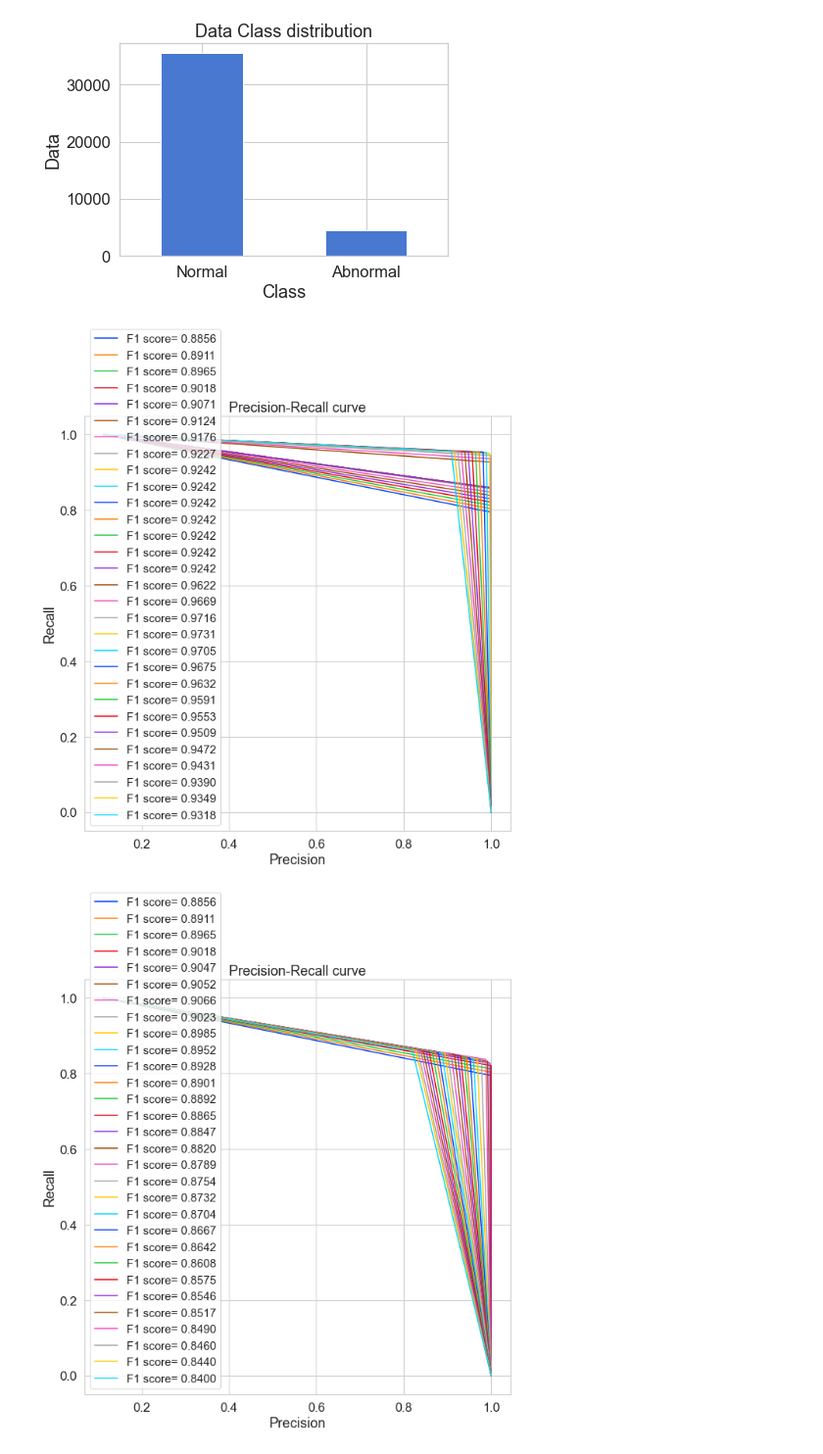
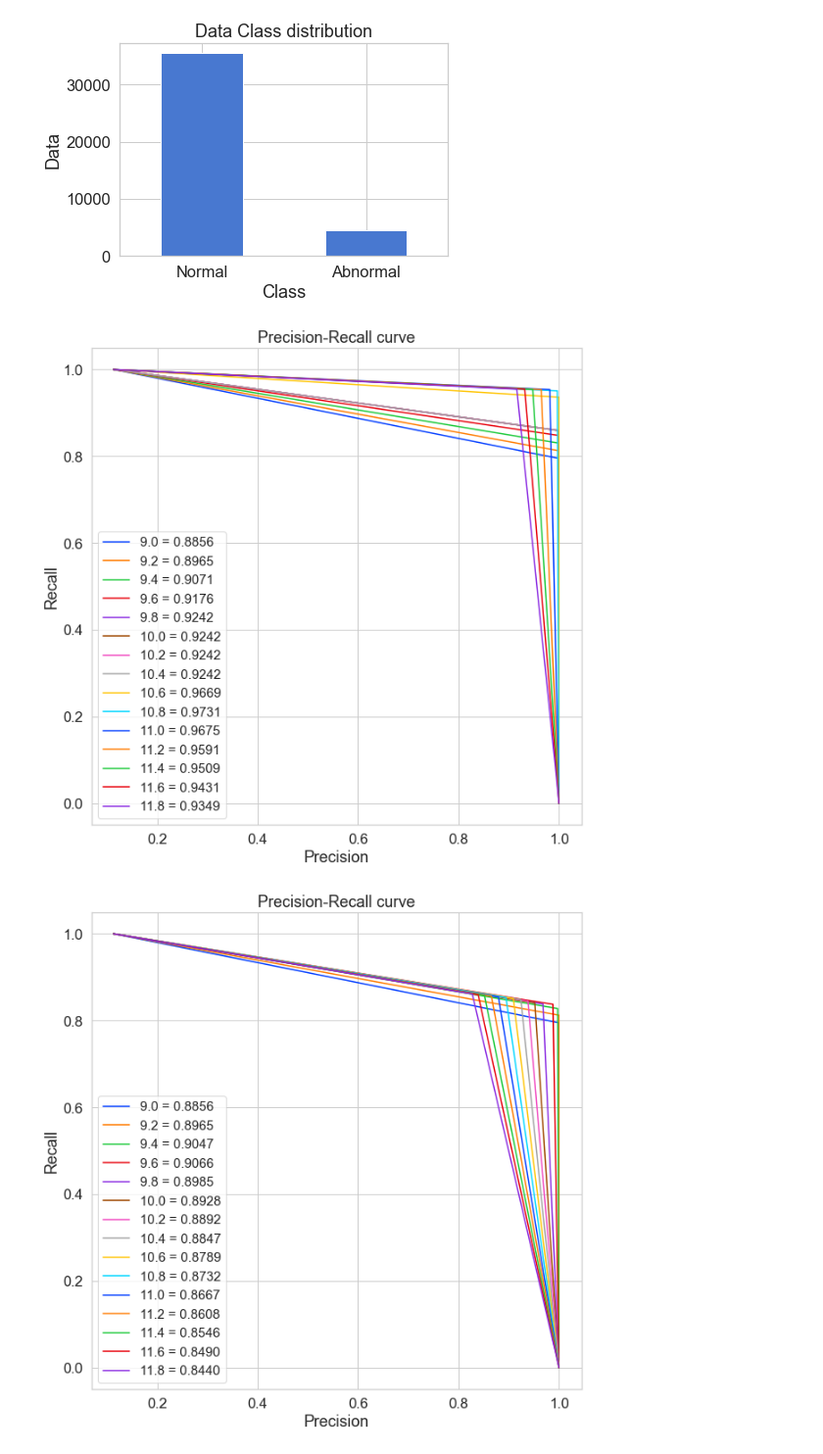
Before and after one commit to 98uranus/Autoencoder, a Jupyter notebook: Performance_graph2.ipynb, the cells around one changed output. Shown at 98% size. Drawn from its saved outputs; the diff is of its cells as text; code cells hidden in the pictures.

```diff
--- a/Performance_graph2.ipynb
+++ b/Performance_graph2.ipynb
@@ -296,7 +296,7 @@ def GMM_Rate_Select(GMM_model, Model_Names2, rate):
     sns.set_palette("bright")
 
     for j in rate:
-        ax.plot(GMM_model[Model_Names2][0][j][1]['precision'], GMM_model[Model_Names2][0][j][1]['recall'], label='{} %0.4f'.format(j) % GMM_model[Model_Names2][0][j][1]['f1'])
+        ax.plot(GMM_model[Model_Names2][0][j][1]['precision'], GMM_model[Model_Names2][0][j][1]['recall'], label='{0:.1f} = %0.4f'.format(j) % GMM_model[Model_Names2][0][j][1]['f1'])
         ax.set_xlabel("Precision")
         ax.set_ylabel("Recall")
         ax.set_title("Precision-Recall curve")
@@ -320,26 +320,26 @@ def GMM_Rate_Select2(GMM_model, Model_Names2, rate):
         plt.ylabel('True class')
 # %%
 # DAGMM
-rate = list(np.arange(9,12,0.1))
+rate = list(np.arange(9,12,0.2))
 Model_Names2 = ["DAGMM_h8_l4","DAGMM2_h8_l4"]
 DA_models = ["DAGMM_AE_h8_l4","DAGMM_AE2_h8_l4"]
 GMM_models = ["DAGMM_GMM_h8_l4_n1.pkl","DAGMM_GMM2_h8_l4_n1.pkl"]
 GMM_model = {}
 for key in list(GMM_model.keys()):
     name = Model_Names2
     GMM_model[name] = GMM_model.pop(key)
 k = 0
 for i in Model_Names2:
     GMM_model[i] = calculate_result2(DA_models[k], GMM_models[k], rate)
     k+=1
 
 GMM_Rate_Select(GMM_model, Model_Names2[0], rate)
 GMM_Rate_Select(GMM_model, Model_Names2[1], rate)
 # GMM_Rate_Select2(GMM_model, Model_Names2[0], rate)
 # GMM_Rate_Select2(GMM_model, Model_Names2[1], rate)
 # %% [output]
-[figure, old version]
+[figure, new version]
-[figure, old version]
+[figure, new version]
 # %%
 # Autoencoder
 Model_Names1 = ["AE2_h8_l4", "DAE2_h8_l4"]
```
Also changed, not shown: parts of 2 cells of this notebook.
